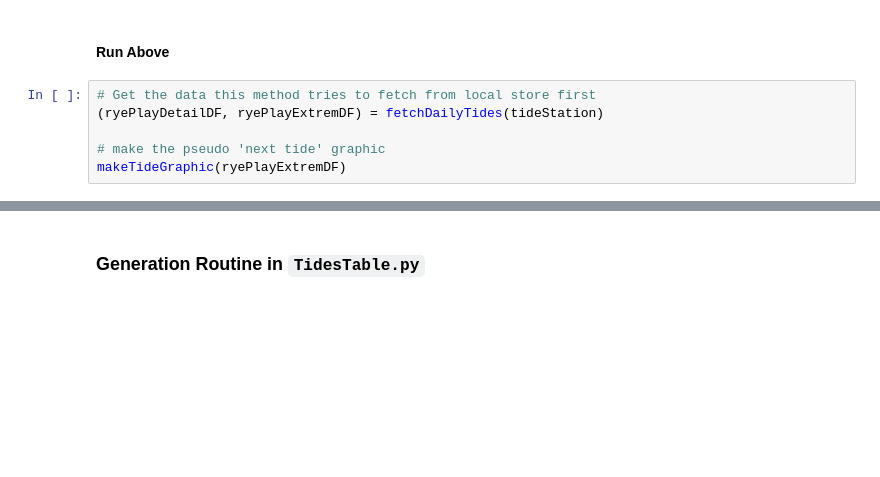
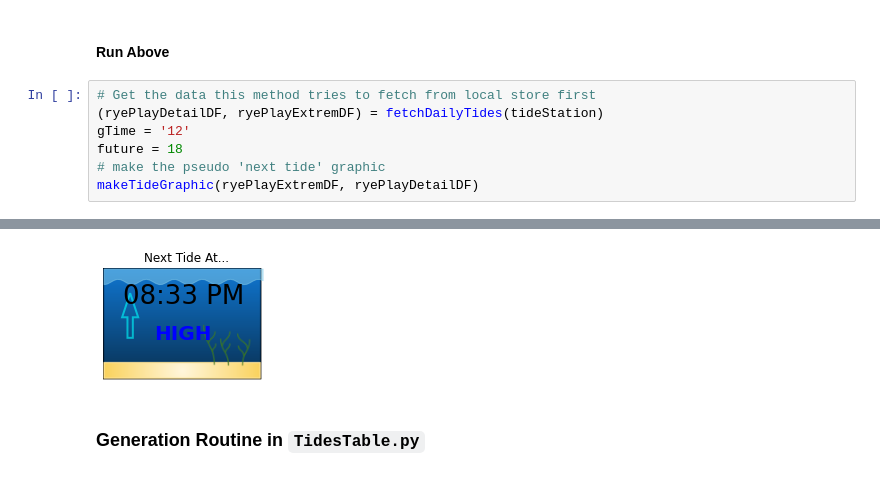
Before and after one commit to pbeeken/WeatherKiosk, a Jupyter notebook: WeatherTests.ipynb, the cells around one changed output, grey strips where cells are left out. Drawn from its saved outputs; the diff is of its cells as text; blank space fills up the shorter version.

Commit message:
adjusted tideCartoon coordinates

```diff
--- a/WeatherTests.ipynb
+++ b/WeatherTests.ipynb
@@ -329,8 +346,9 @@ def makeTideGraphic(extremaDF):
 # %%
 # Get the data this method tries to fetch from local store first
 (ryePlayDetailDF, ryePlayExtremDF) = fetchDailyTides(tideStation)
-
+gTime = '12'
+future = 18
 # make the pseudo 'next tide' graphic
-makeTideGraphic(ryePlayExtremDF)
+makeTideGraphic(ryePlayExtremDF, ryePlayDetailDF)
 # %% [output]
         ...try to read saved data
@@ -338,3 +356,4 @@ makeTideGraphic(ryePlayExtremDF)
+[figure, added]
 # %% [markdown]
 ### Generation Routine in `TidesTable.py`
 # %%
```
Also changed, not shown: parts of 7 cells of this notebook, 1 other file.
